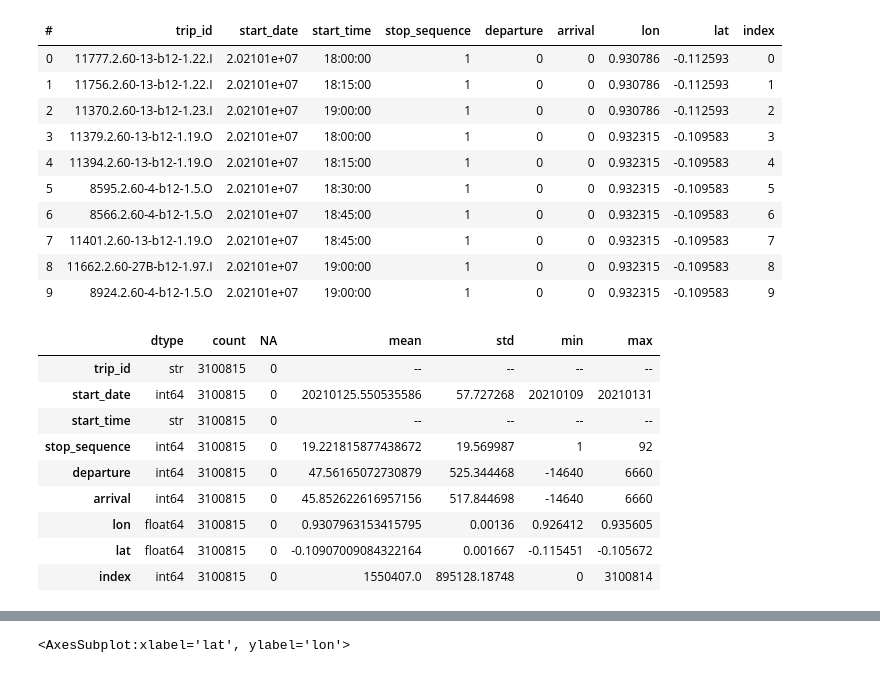
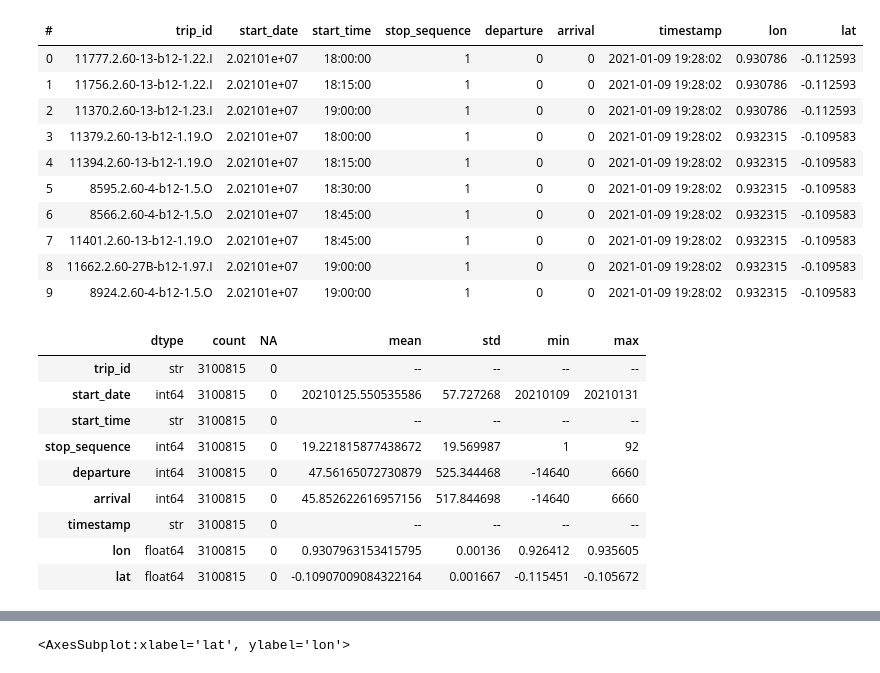
Before and after one commit to Drakodav/backend_d-dub, a Jupyter notebook: ml/preprocess/gtfsr_explore.ipynb, the cells around one changed output, grey strips where cells are left out. Cells and saved outputs as stored; diff of their text form; code cells hidden in the pictures.

```diff
--- a/ml/preprocess/gtfsr_explore.ipynb
+++ b/ml/preprocess/gtfsr_explore.ipynb
@@ -7,24 +7,25 @@ import vaex.ml
 import matplotlib.pyplot as plt
 import seaborn as sns
 
-__file__ = Path().cwd()
-gtfs_csv = os.path.join(__file__, 'gtfsr_combined_csv.csv')
+dir = Path().cwd()
+csv = os.path.join(dir, 'output', 'gtfsr_combined_csv.csv')
 # %%
-# df = vaex.from_csv(gtfs_csv, convert=True, copy_index=False, chunk_size=1000000)
-df = vaex.open(gtfs_csv+'.hdf5')
+if not os.path.exists(csv+'.hdf5'):
+    df = vaex.from_csv(csv, convert=True, copy_index=False, chunk_size=1000000)
+df = vaex.open(csv+'.hdf5')
 df.head()
 # %% [output]
-| # | trip_id | start_date | start_time | stop_sequence | departure | arrival | lon | lat | index |
-| 0 | 11777.2.60-13-b12-1.22.I | 2.02101e+07 | 18:00:00 | 1 | 0 | 0 | 0.930786 | -0.112593 | 0 |
-| 1 | 11756.2.60-13-b12-1.22.I | 2.02101e+07 | 18:15:00 | 1 | 0 | 0 | 0.930786 | -0.112593 | 1 |
-| 2 | 11370.2.60-13-b12-1.23.I | 2.02101e+07 | 19:00:00 | 1 | 0 | 0 | 0.930786 | -0.112593 | 2 |
-| 3 | 11379.2.60-13-b12-1.19.O | 2.02101e+07 | 18:00:00 | 1 | 0 | 0 | 0.932315 | -0.109583 | 3 |
-| 4 | 11394.2.60-13-b12-1.19.O | 2.02101e+07 | 18:15:00 | 1 | 0 | 0 | 0.932315 | -0.109583 | 4 |
-| 5 | 8595.2.60-4-b12-1.5.O | 2.02101e+07 | 18:30:00 | 1 | 0 | 0 | 0.932315 | -0.109583 | 5 |
-| 6 | 8566.2.60-4-b12-1.5.O | 2.02101e+07 | 18:45:00 | 1 | 0 | 0 | 0.932315 | -0.109583 | 6 |
-| 7 | 11401.2.60-13-b12-1.19.O | 2.02101e+07 | 18:45:00 | 1 | 0 | 0 | 0.932315 | -0.109583 | 7 |
-| 8 | 11662.2.60-27B-b12-1.97.I | 2.02101e+07 | 19:00:00 | 1 | 0 | 0 | 0.932315 | -0.109583 | 8 |
-| 9 | 8924.2.60-4-b12-1.5.O | 2.02101e+07 | 19:00:00 | 1 | 0 | 0 | 0.932315 | -0.109583 | 9 |
+| # | trip_id | start_date | start_time | stop_sequence | departure | arrival | timestamp | lon | lat |
+| 0 | 11777.2.60-13-b12-1.22.I | 2.02101e+07 | 18:00:00 | 1 | 0 | 0 | 2021-01-09 19:28:02 | 0.930786 | -0.112593 |
+| 1 | 11756.2.60-13-b12-1.22.I | 2.02101e+07 | 18:15:00 | 1 | 0 | 0 | 2021-01-09 19:28:02 | 0.930786 | -0.112593 |
+| 2 | 11370.2.60-13-b12-1.23.I | 2.02101e+07 | 19:00:00 | 1 | 0 | 0 | 2021-01-09 19:28:02 | 0.930786 | -0.112593 |
+| 3 | 11379.2.60-13-b12-1.19.O | 2.02101e+07 | 18:00:00 | 1 | 0 | 0 | 2021-01-09 19:28:02 | 0.932315 | -0.109583 |
+| 4 | 11394.2.60-13-b12-1.19.O | 2.02101e+07 | 18:15:00 | 1 | 0 | 0 | 2021-01-09 19:28:02 | 0.932315 | -0.109583 |
+| 5 | 8595.2.60-4-b12-1.5.O | 2.02101e+07 | 18:30:00 | 1 | 0 | 0 | 2021-01-09 19:28:02 | 0.932315 | -0.109583 |
+| 6 | 8566.2.60-4-b12-1.5.O | 2.02101e+07 | 18:45:00 | 1 | 0 | 0 | 2021-01-09 19:28:02 | 0.932315 | -0.109583 |
+| 7 | 11401.2.60-13-b12-1.19.O | 2.02101e+07 | 18:45:00 | 1 | 0 | 0 | 2021-01-09 19:28:02 | 0.932315 | -0.109583 |
+| 8 | 11662.2.60-27B-b12-1.97.I | 2.02101e+07 | 19:00:00 | 1 | 0 | 0 | 2021-01-09 19:28:02 | 0.932315 | -0.109583 |
+| 9 | 8924.2.60-4-b12-1.5.O | 2.02101e+07 | 19:00:00 | 1 | 0 | 0 | 2021-01-09 19:28:02 | 0.932315 | -0.109583 |
 # %%
 df.describe().T
 # %% [output]
@@ -35,9 +36,9 @@ df.describe().T
 | stop_sequence | int64 | 3100815 | 0 | 19.221815877438672 | 19.569987 | 1 | 92 |
 | departure | int64 | 3100815 | 0 | 47.56165072730879 | 525.344468 | -14640 | 6660 |
 | arrival | int64 | 3100815 | 0 | 45.852622616957156 | 517.844698 | -14640 | 6660 |
+| timestamp | str | 3100815 | 0 | -- | -- | -- | -- |
 | lon | float64 | 3100815 | 0 | 0.9307963153415795 | 0.00136 | 0.926412 | 0.935605 |
 | lat | float64 | 3100815 | 0 | -0.10907009084322164 | 0.001667 | -0.115451 | -0.105672 |
-| index | int64 | 3100815 | 0 | 1550407.0 | 895128.18748 | 0 | 3100814 |
 # %%
 df
 # %% [output]
```
Also changed, not shown: parts of 4 cells of this notebook, 2 other files.
